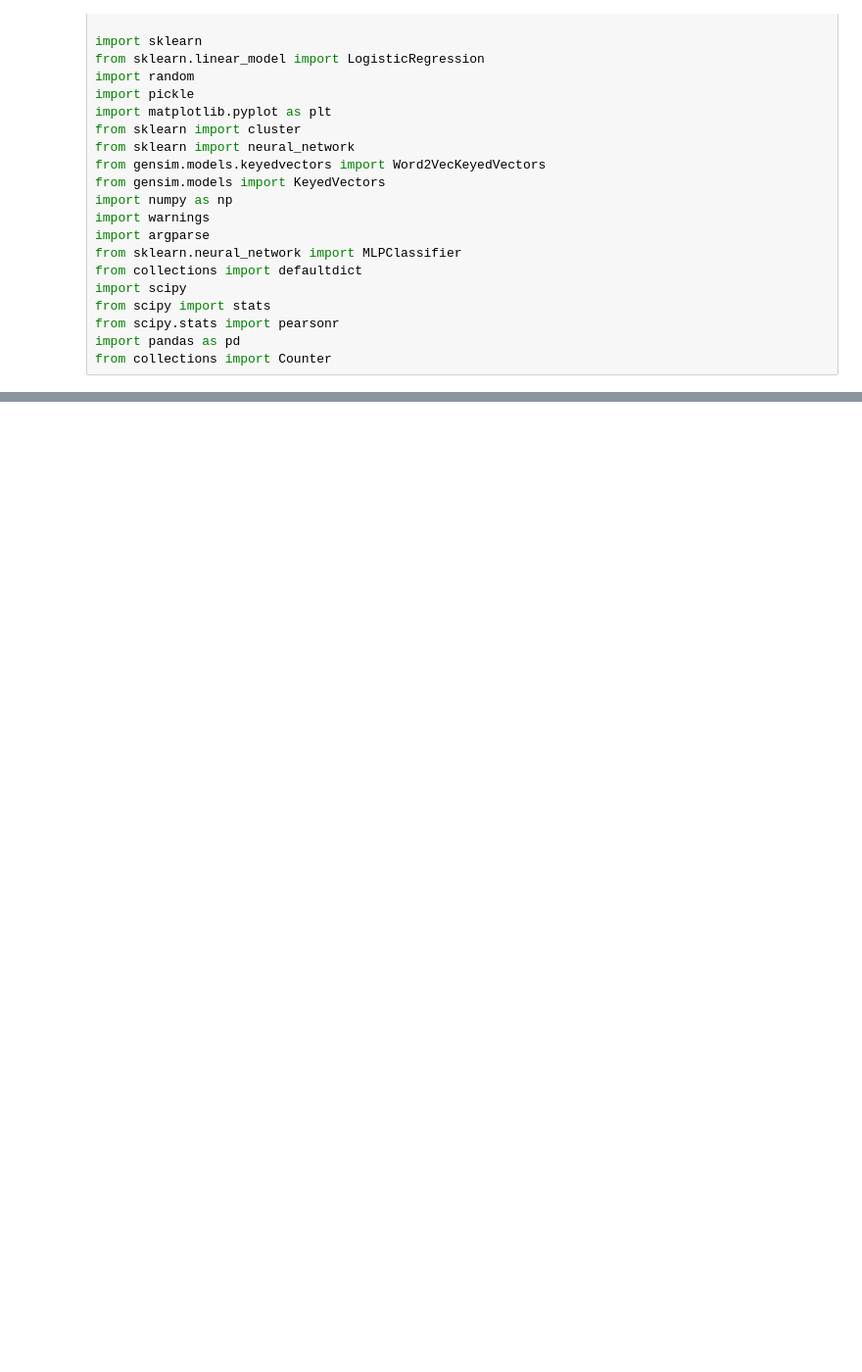
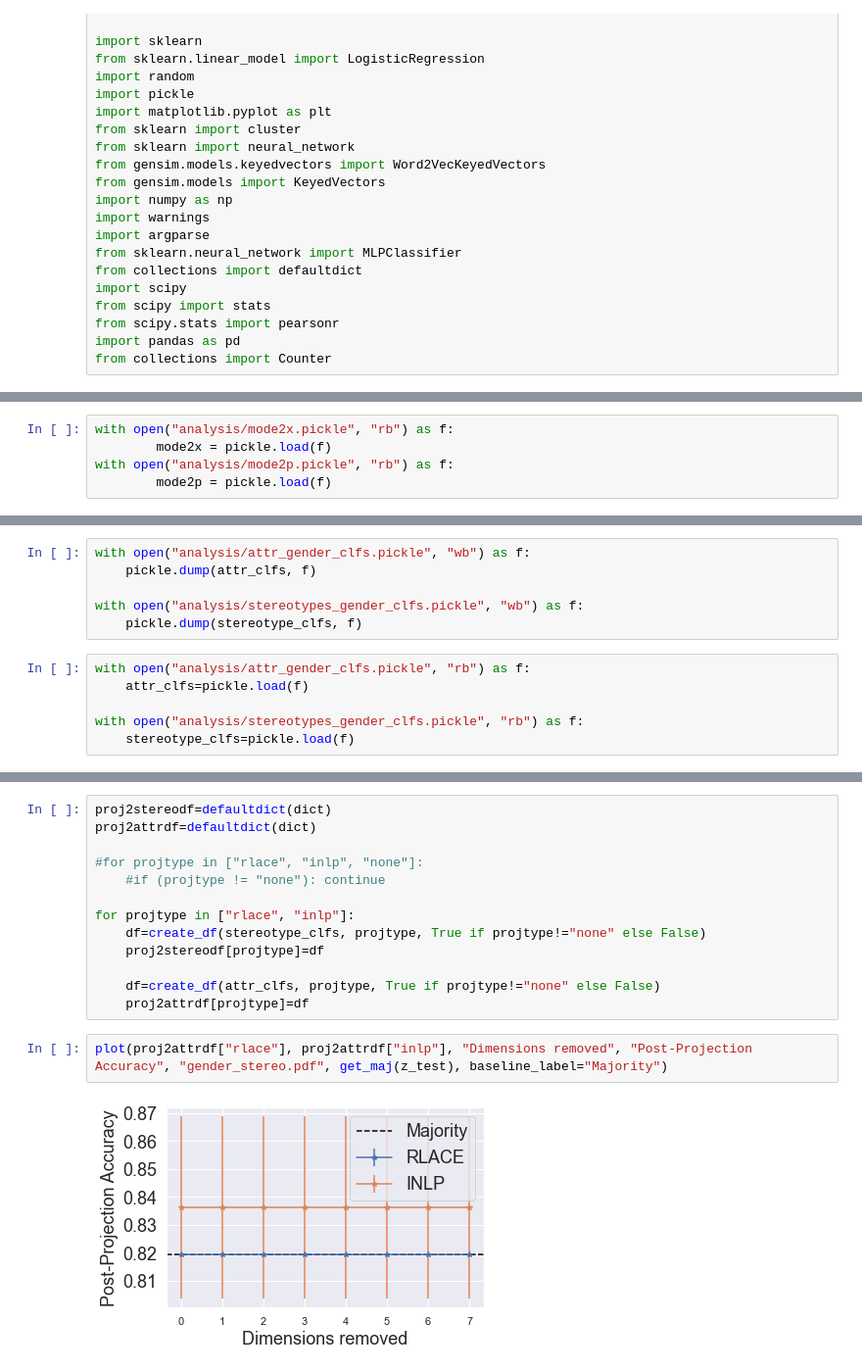
Before and after one commit to MeikePluym/Multiclass_debias_of_NLP, a Jupyter notebook: multiclass_inlp_rlace/Analysis.ipynb, the cells around one changed output, grey strips where cells are left out. Shown at 98% size. Saved outputs shown, nothing was run; the diff lists cells and outputs as text; blank space fills up the shorter version.

Commit message:
analysis

```diff
--- a/multiclass_inlp_rlace/Analysis.ipynb
+++ b/multiclass_inlp_rlace/Analysis.ipynb
@@ -104,3 +109,8 @@ else:
         pickle.dump(mode2x, f)
     with open("analysis/mode2p.pickle", "wb") as f:
         pickle.dump(mode2p, f)
+# %%
+with open("analysis/mode2x.pickle", "rb") as f:
+        mode2x = pickle.load(f)
+with open("analysis/mode2p.pickle", "rb") as f:
+        mode2p = pickle.load(f)
@@ -106,0 +193,12 @@ else:
+# %%
+with open("analysis/attr_gender_clfs.pickle", "wb") as f:
+    pickle.dump(attr_clfs, f)
+
+with open("analysis/stereotypes_gender_clfs.pickle", "wb") as f:
+    pickle.dump(stereotype_clfs, f)
+# %%
+with open("analysis/attr_gender_clfs.pickle", "rb") as f:
+    attr_clfs=pickle.load(f)
+
+with open("analysis/stereotypes_gender_clfs.pickle", "rb") as f:
+    stereotype_clfs=pickle.load(f)
@@ -106,0 +257,17 @@ else:
+# %%
+proj2stereodf=defaultdict(dict)
+proj2attrdf=defaultdict(dict)
+
+#for projtype in ["rlace", "inlp", "none"]:
+    #if (projtype != "none"): continue
+
+for projtype in ["rlace", "inlp"]:
+    df=create_df(stereotype_clfs, projtype, True if projtype!="none" else False)
+    proj2stereodf[projtype]=df
+
+    df=create_df(attr_clfs, projtype, True if projtype!="none" else False)
+    proj2attrdf[projtype]=df
+# %%
+plot(proj2attrdf["rlace"], proj2attrdf["inlp"], "Dimensions removed", "Post-Projection Accuracy", "gender_stereo.pdf", get_maj(z_test), baseline_label="Majority")
+# %% [output]
+[figure, added]
```
Also changed, not shown: parts of 7 cells of this notebook, 1 other file.
